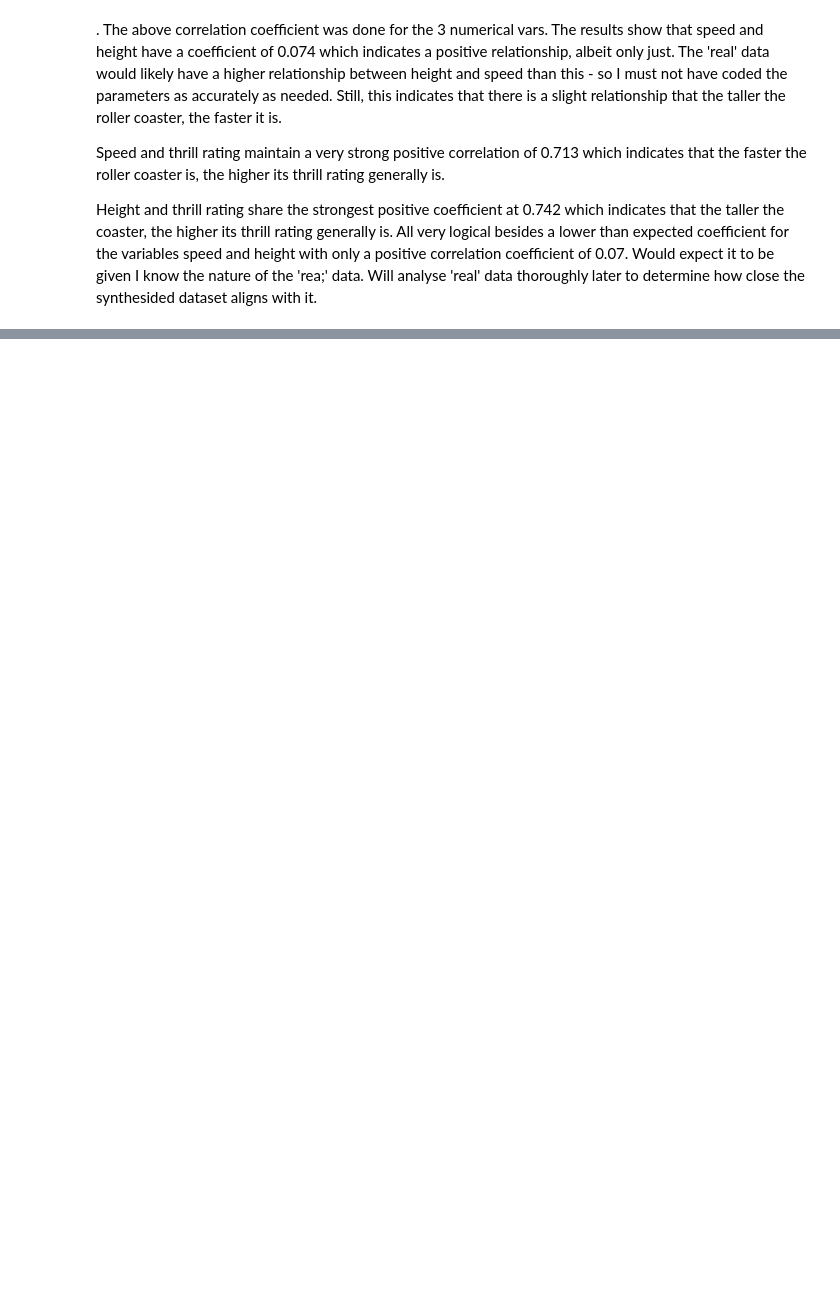
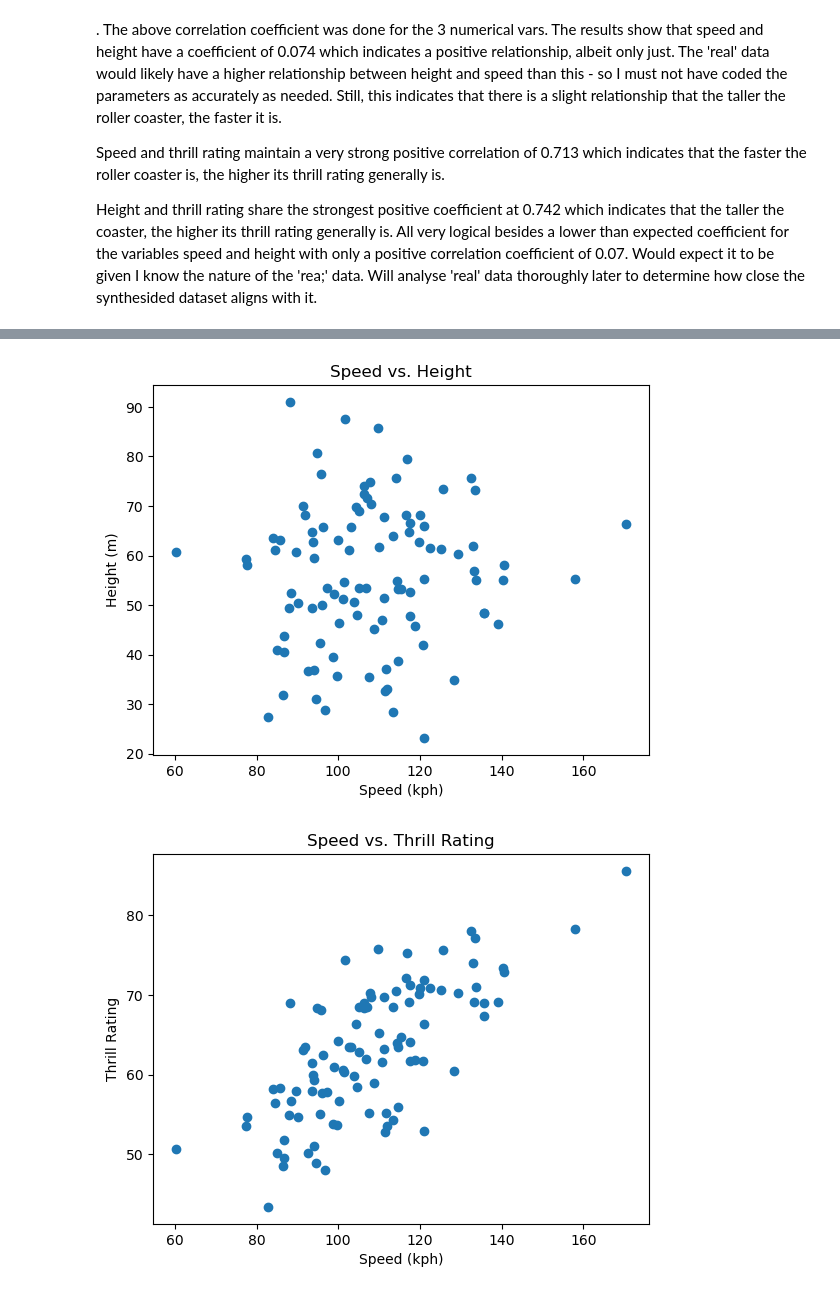
Before and after one commit to Gerbs2193/Programming-for-Data-Analytics, a Jupyter notebook: project.ipynb/project.ipynb, the cells around one changed output, grey strips where cells are left out. Saved outputs shown, nothing was run; the diff lists cells and outputs as text; code cells hidden in the pictures; blank space fills up the shorter version.

```diff
--- a/project.ipynb/project.ipynb
+++ b/project.ipynb/project.ipynb
@@ -219,3 +240,31 @@ Steel   69.147440  72.942153  85.593838
 Wooden  60.448528  65.187075  75.655844
 
 [3 rows x 24 columns]
+# %%
+import matplotlib.pyplot as plt
+import pandas as pd
+
+
+mycoasterdata = pd.read_csv('Coasterss.csv')
+
+plt.scatter(mycoasterdata ['Speed (kph)'], mycoasterdata['Height (m)'])
+plt.title('Speed vs. Height')
+plt.xlabel('Speed (kph)')
+plt.ylabel('Height (m)')
+plt.show()
+
+
+plt.scatter(mycoasterdata ['Speed (kph)'], mycoasterdata['Thrill Rating'])
+plt.title('Speed vs. Thrill Rating')
+plt.xlabel('Speed (kph)')
+plt.ylabel('Thrill Rating')
+plt.show()
+
+plt.scatter(mycoasterdata ['Height (m)'], mycoasterdata['Thrill Rating'])
+plt.title('Height vs. Thrill Rating')
+plt.xlabel('Height (m)')
+plt.ylabel('Thrill Rating')
+plt.show()
+# %% [output]
+[figure, added]
+[figure, added]
```
Also changed, not shown: parts of 14 cells of this notebook, 1 other file.
